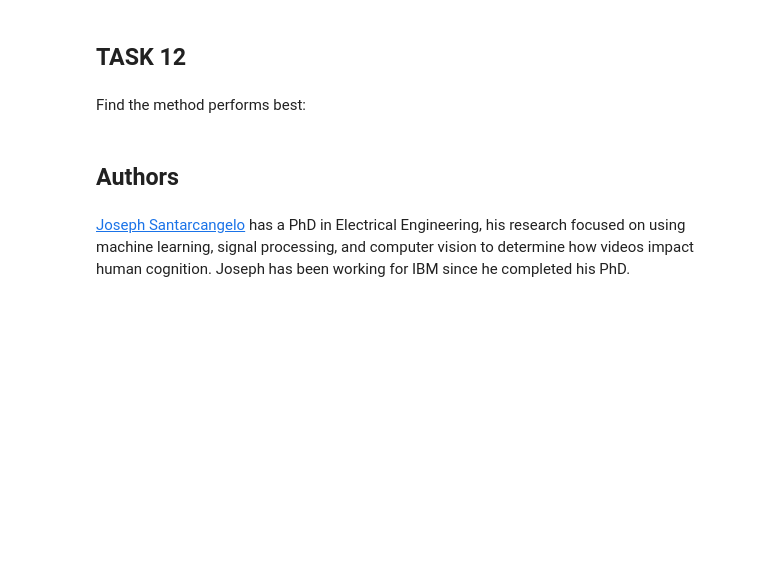
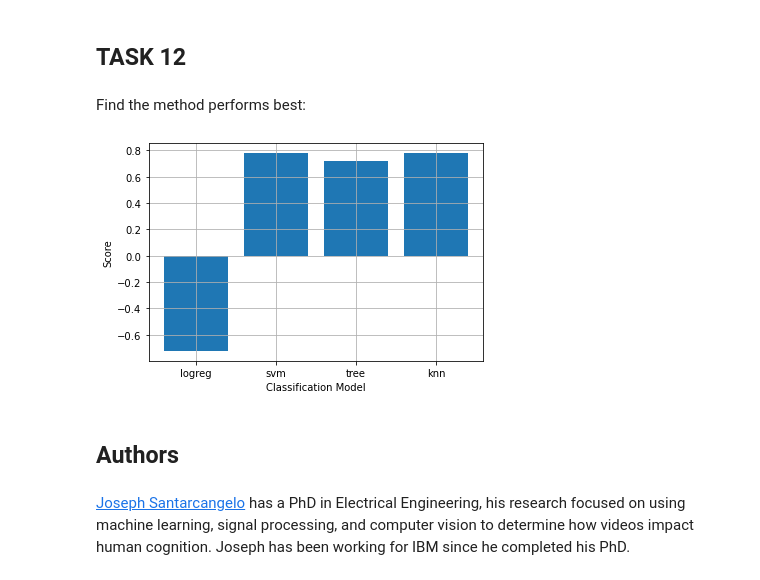
Before and after one commit to forthspring/ibm_data_scicence, a Jupyter notebook: Week4_SpaceX_Machine Learning Prediction_Part5.ipynb, the cells around one changed output. Cells and saved outputs as stored; diff of their text form; code cells hidden in the pictures; blank space fills up the shorter version.

```diff
--- a/Week4_SpaceX_Machine Learning Prediction_Part5.ipynb
+++ b/Week4_SpaceX_Machine Learning Prediction_Part5.ipynb
@@ -323,6 +323,16 @@ plot_confusion_matrix(Y_test,yhat)
 ## TASK  12
 # %% [markdown]
 Find the method performs best:
+# %%
+y = [logreg_cv.score(X_test,Y_test),svm_cv.score(X_test,Y_test),tree_cv.score(X_test,Y_test),knn_cv.score(X_test,Y_test)]
+x = ['logreg','svm','tree','knn']
+plt.bar(x, height=y, width=0.8)
+plt.grid()
+plt.ylabel('Score')
+plt.xlabel('Classification Model')
+plt.show()
+# %% [output]
+[figure, added]
 # %% [markdown]
 ## Authors
 # %% [markdown]
```
Also changed, not shown: parts of 6 cells of this notebook.
